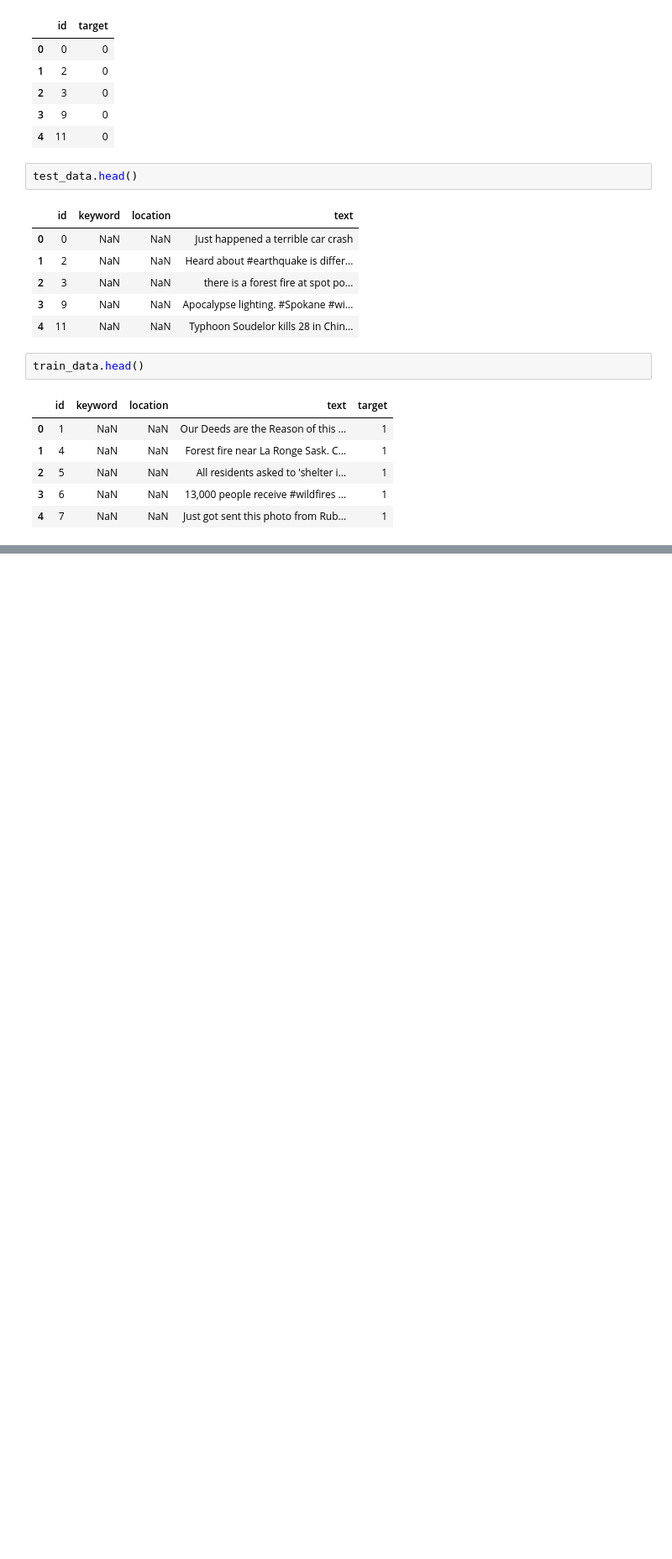
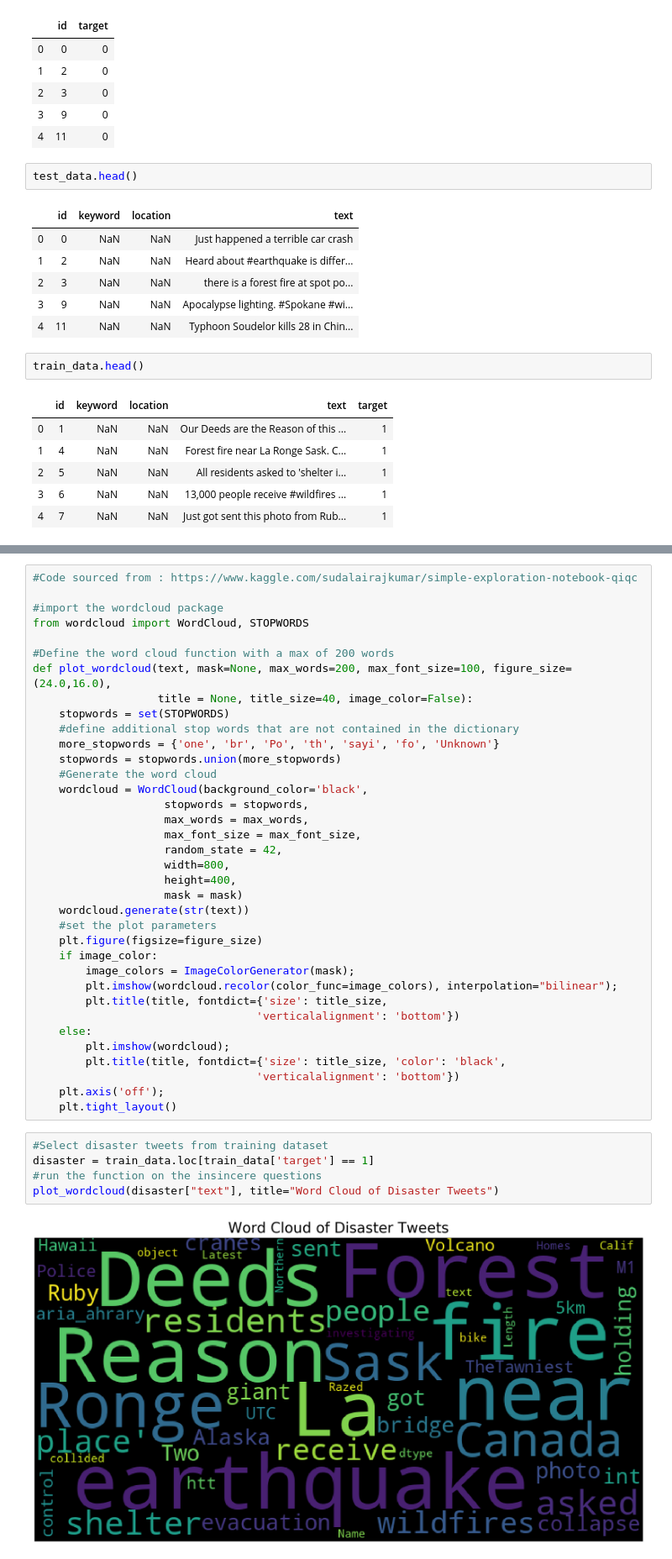
Before and after one commit to mandavatk/AnalyticsFinalProject, a Jupyter notebook: Team2_NLP_Disaster_Tweets.ipynb, the cells around one changed output, grey strips where cells are left out. Shown: that part at 84% size. Cells and saved outputs as stored; diff of their text form; blank space fills up the shorter version.

Commit message:
Update Team2_NLP_Disaster_Tweets.ipynb
Added various libraries from the sample pages as well as added word cloud visualizations on the disaster and non-disaster tweets.

```diff
--- a/Team2_NLP_Disaster_Tweets.ipynb
+++ b/Team2_NLP_Disaster_Tweets.ipynb
@@ -56,0 +77,43 @@ train_data.head()
+# %%
+#Code sourced from : https://www.kaggle.com/sudalairajkumar/simple-exploration-notebook-qiqc
+
+#import the wordcloud package
+from wordcloud import WordCloud, STOPWORDS
+
+#Define the word cloud function with a max of 200 words
+def plot_wordcloud(text, mask=None, max_words=200, max_font_size=100, figure_size=(24.0,16.0),
+                   title = None, title_size=40, image_color=False):
+    stopwords = set(STOPWORDS)
+    #define additional stop words that are not contained in the dictionary
+    more_stopwords = {'one', 'br', 'Po', 'th', 'sayi', 'fo', 'Unknown'}
+    stopwords = stopwords.union(more_stopwords)
+    #Generate the word cloud
+    wordcloud = WordCloud(background_color='black',
+                    stopwords = stopwords,
+                    max_words = max_words,
+                    max_font_size = max_font_size,
+                    random_state = 42,
+                    width=800,
+                    height=400,
+                    mask = mask)
+    wordcloud.generate(str(text))
+    #set the plot parameters
+    plt.figure(figsize=figure_size)
+    if image_color:
+        image_colors = ImageColorGenerator(mask);
+        plt.imshow(wordcloud.recolor(color_func=image_colors), interpolation="bilinear");
+        plt.title(title, fontdict={'size': title_size,
+                                  'verticalalignment': 'bottom'})
+    else:
+        plt.imshow(wordcloud);
+        plt.title(title, fontdict={'size': title_size, 'color': 'black',
+                                  'verticalalignment': 'bottom'})
+    plt.axis('off');
+    plt.tight_layout()
+# %%
+#Select disaster tweets from training dataset
+disaster = train_data.loc[train_data['target'] == 1]
+#run the function on the insincere questions
+plot_wordcloud(disaster["text"], title="Word Cloud of Disaster Tweets")
+# %% [output]
+[figure, added]
```
Also changed, not shown: parts of 5 cells of this notebook.
